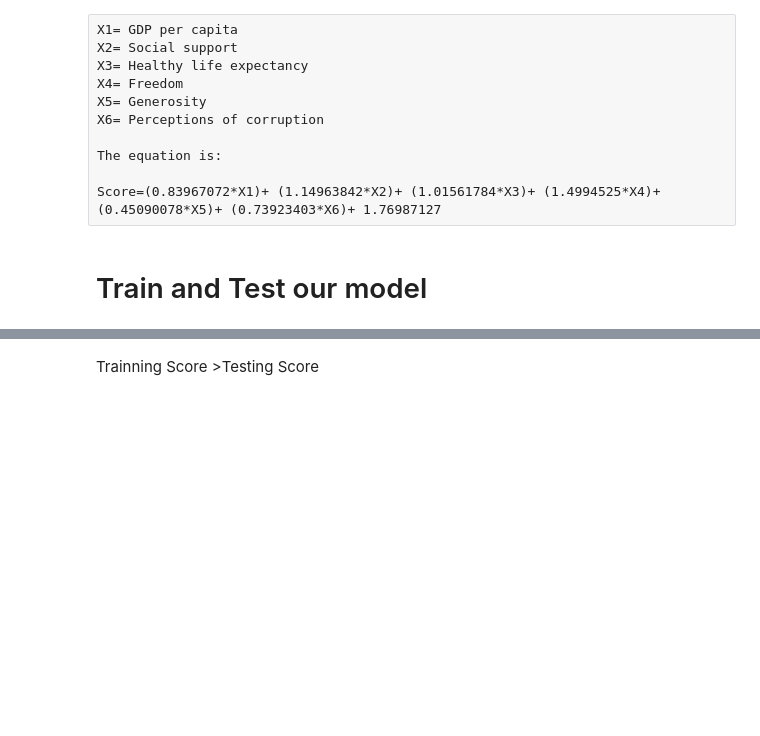
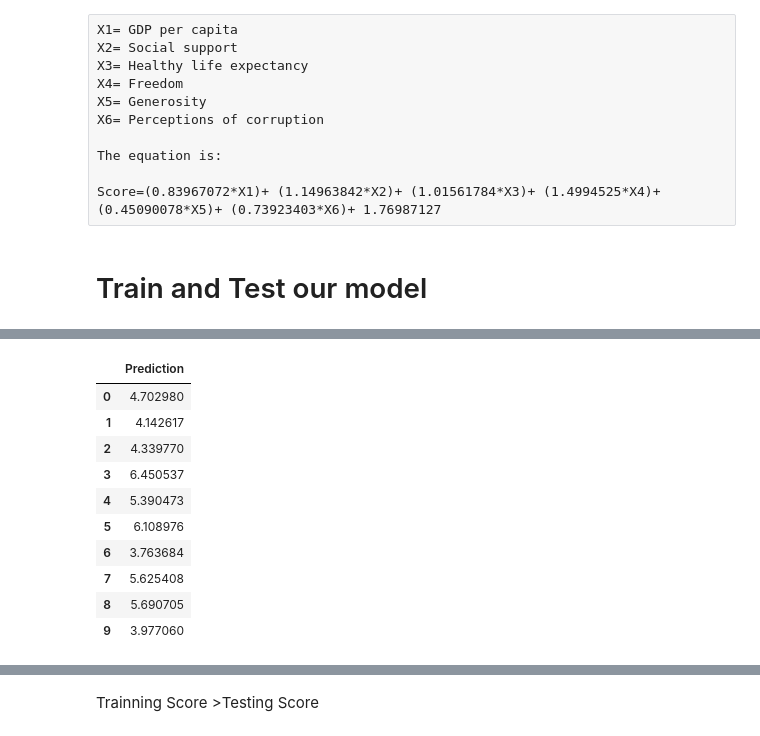
Before and after one commit to Lanpham0110/Final_Project, a Jupyter notebook: World_Happiness Model.ipynb, the cells around one changed output, grey strips where cells are left out. Saved outputs shown, nothing was run; the diff lists cells and outputs as text; code cells hidden in the pictures; blank space fills up the shorter version.

```diff
--- a/World_Happiness Model.ipynb
+++ b/World_Happiness Model.ipynb
@@ -140,0 +122,5 @@ array([[6.87274215],
+# %%
+y_predict= model.predict(X_test)
+
+print(f"First 10 Predictions:   {y_predict[:10]}")
+print(f"First 10 Actual labels: {y_test[:10].tolist()}")
@@ -140,0 +139,16 @@ array([[6.87274215],
+# %%
+
+dff=pd.DataFrame( y_predict[:10], columns=['Prediction'])
+dff
+# %% [output]
+|  | Prediction |
+| 0 | 4.702980 |
+| 1 | 4.142617 |
+| 2 | 4.339770 |
+| 3 | 6.450537 |
+| 4 | 5.390473 |
+| 5 | 6.108976 |
+| 6 | 3.763684 |
+| 7 | 5.625408 |
+| 8 | 5.690705 |
+| 9 | 3.977060 |
```
Also changed, not shown: parts of 10 cells of this notebook, 1 other file.
